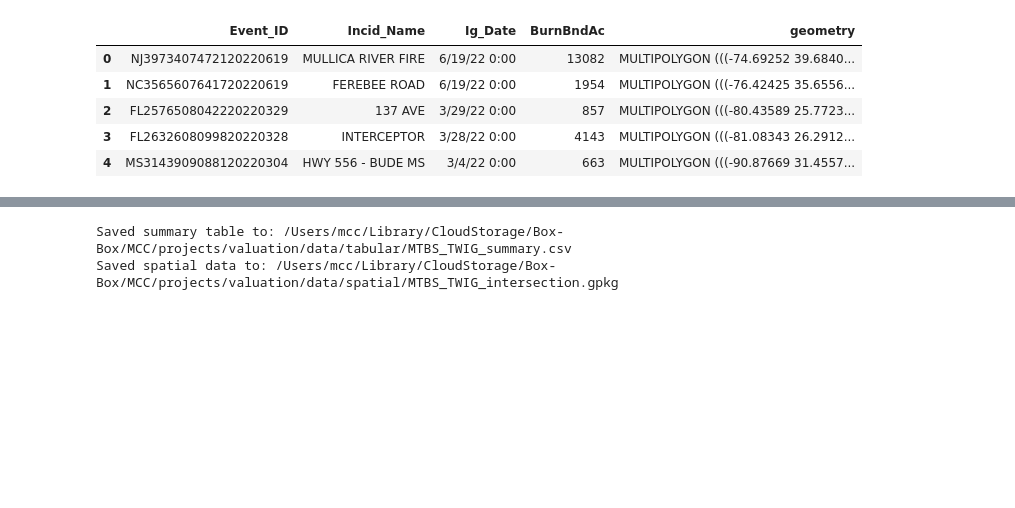
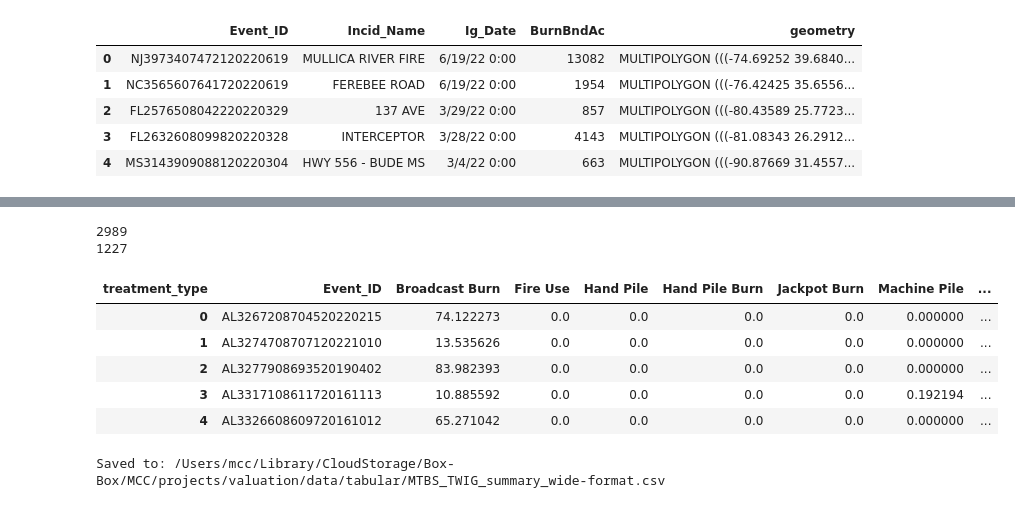
Before and after one commit to Colorado-Forest-Restoration-Institute/Fuels_Treatments_Reduce_Wildfire_Costs, a Jupyter notebook: code/01b-TWIG_summary.ipynb, the cells around one changed output, grey strips where cells are left out. Saved outputs shown, nothing was run; the diff lists cells and outputs as text; code cells hidden in the pictures; blank space fills up the shorter version.

```diff
--- a/code/01b-TWIG_summary.ipynb
+++ b/code/01b-TWIG_summary.ipynb
@@ -195,0 +120,4 @@ Total of 178465 treatments.
+# %%
+# Flatten (dissolve) by Fire ID, Treatment Type, and Year Completed
+flat = trts_fire[trts_fire['type'] != 'None'].dissolve(by=['Event_ID','type','year_comp']).reset_index()
+flat['type'].unique() # check what treatment types we're working with
@@ -195,0 +186,22 @@ Total of 178465 treatments.
+# %%
+# Join in the unique number of treatments by type
+# Count the unique treatments of each type
+n_trts = (
+    trts_fire
+    .groupby(["Event_ID", "type"])
+    .agg(n_treatments=("year_comp", "nunique"))
+    .reset_index()
+)
+# join to the dataframe
+flat_c_fire_ = pd.merge(flat_c_fire, n_trts, on=["Event_ID", "type"], how="left")
+# tidy up some of the columns
+flat_c_fire_ = flat_c_fire_[[
+    'Event_ID', 'type', 'treatment_acres',
+    'fire_buffer_acres', 'fire_pct_treated',
+    'year_comp', 'n_treatments', 'geometry'
+]]
+flat_c_fire_.rename(columns={
+    'type': 'treatment_type',
+    'year_comp': 'treatments_years'
+}, inplace=True)
+flat_c_fire_.head()
@@ -196,13 +231,33 @@ Total of 178465 treatments.
+# %%
+# make the table wide to easily join with model data
+flat_c_fire_w = (
+    flat_c_fire_
+    .pivot_table(
+        index="Event_ID",
+        columns="treatment_type",
+        values="fire_pct_treated",   # proportion of fire treated
+        aggfunc="sum",               # if multiple rows per fire/type, sum them
+        fill_value=0
+    )
+    .reset_index()
+)
+# merge back the other attributes
+print(len(flat_c_fire_))
+print(len(flat_c_fire_w))
+flat_c_fire_w.head()
+# %% [output]
+2989
+1227
+| treatment_type | Event_ID | Broadcast Burn | Fire Use | Hand Pile | Hand Pile Burn | Jackpot Burn | Machine Pile | ... |
+| 0 | AL3267208704520220215 | 74.122273 | 0.0 | 0.0 | 0.0 | 0.0 | 0.000000 | ... |
+| 1 | AL3274708707120221010 | 13.535626 | 0.0 | 0.0 | 0.0 | 0.0 | 0.000000 | ... |
+| 2 | AL3277908693520190402 | 83.982393 | 0.0 | 0.0 | 0.0 | 0.0 | 0.000000 | ... |
+| 3 | AL3317108611720161113 | 10.885592 | 0.0 | 0.0 | 0.0 | 0.0 | 0.192194 | ... |
+| 4 | AL3326608609720161012 | 65.271042 | 0.0 | 0.0 | 0.0 | 0.0 | 0.000000 | ... |
 # %%
-# save out.
-# table:
-out_fp = os.path.join(projdir, 'data/tabular/MTBS_TWIG_summary.csv')
-treated_summary.to_csv(out_fp, index=False)
-print(f"Saved summary table to: {out_fp}")
-# spatial (all):
-out_fp = os.path.join(projdir, 'data/spatial/MTBS_TWIG_intersection.gpkg')
-trts_fire.to_file(out_fp)
-print(f"Saved spatial data to: {out_fp}")
+# save the wide format table (just treatment percentages)
+out_fp = os.path.join(projdir, 'data/tabular/MTBS_TWIG_summary_wide-format.csv')
+flat_c_fire_w.to_csv(out_fp, index=False)
+print(f"Saved to: {out_fp}")
 # %% [output]
-Saved summary table to: /Users/mcc/Library/CloudStorage/Box-Box/MCC/projects/valuation/data/tabular/MTBS_TWIG_summary.csv
-Saved spatial data to: /Users/mcc/Library/CloudStorage/Box-Box/MCC/projects/valuation/data/spatial/MTBS_TWIG_intersection.gpkg
+Saved to: /Users/mcc/Library/CloudStorage/Box-Box/MCC/projects/valuation/data/tabular/MTBS_TWIG_summary_wide-format.csv
```
Also changed, not shown: parts of 16 cells of this notebook.
